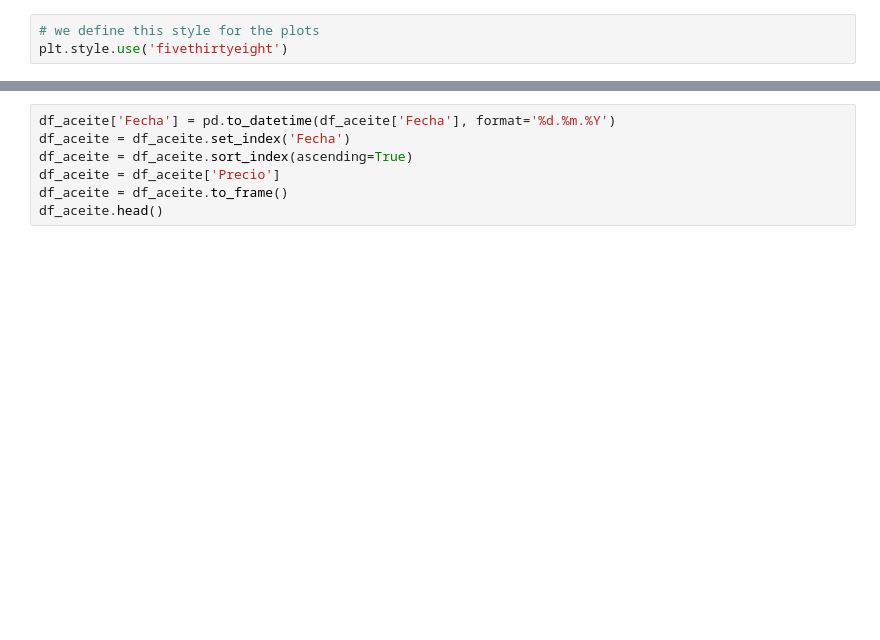
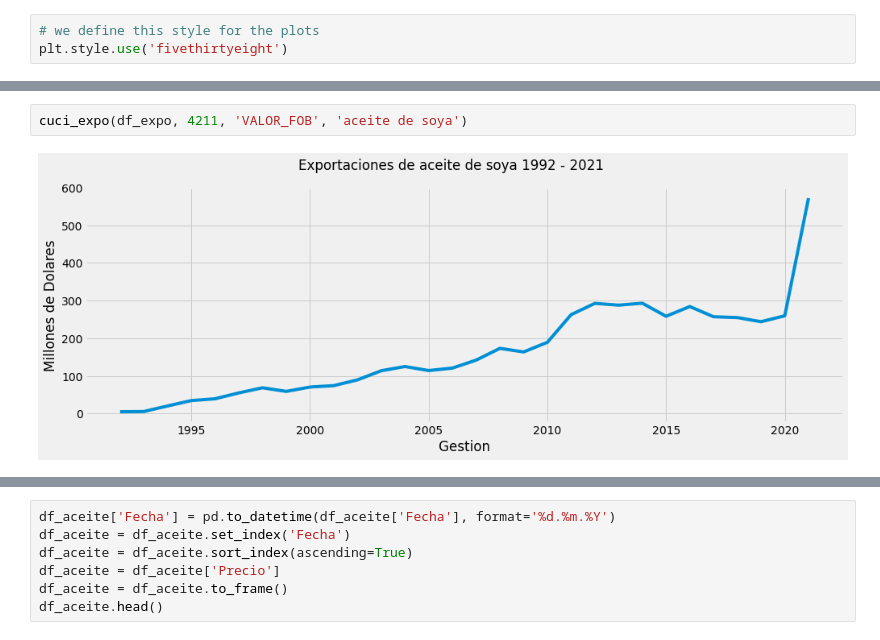
Before and after one commit to AdoxNotFound/nontraditional_exports_bolivia, a Jupyter notebook: 3. individual_analysis.ipynb, the cells around one changed output, grey strips where cells are left out. Drawn from its saved outputs; the diff is of its cells as text; blank space fills up the shorter version.

```diff
--- a/3. individual_analysis.ipynb
+++ b/3. individual_analysis.ipynb
@@ -207,0 +45,4 @@ df_harina = pd.read_excel("./Datos históricos Futuros harina de soja EE.UU.xlsx
+# %%
+cuci_expo(df_expo, 4211, 'VALOR_FOB', 'aceite de soya')
+# %% [output]
+[figure, added]
```
Also changed, not shown: parts of 58 cells of this notebook, 10 other files.
